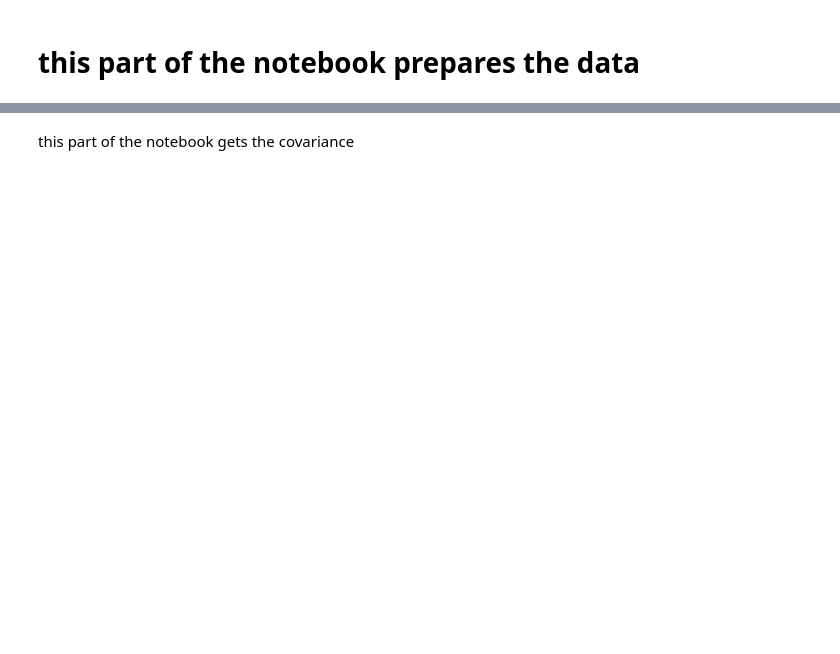
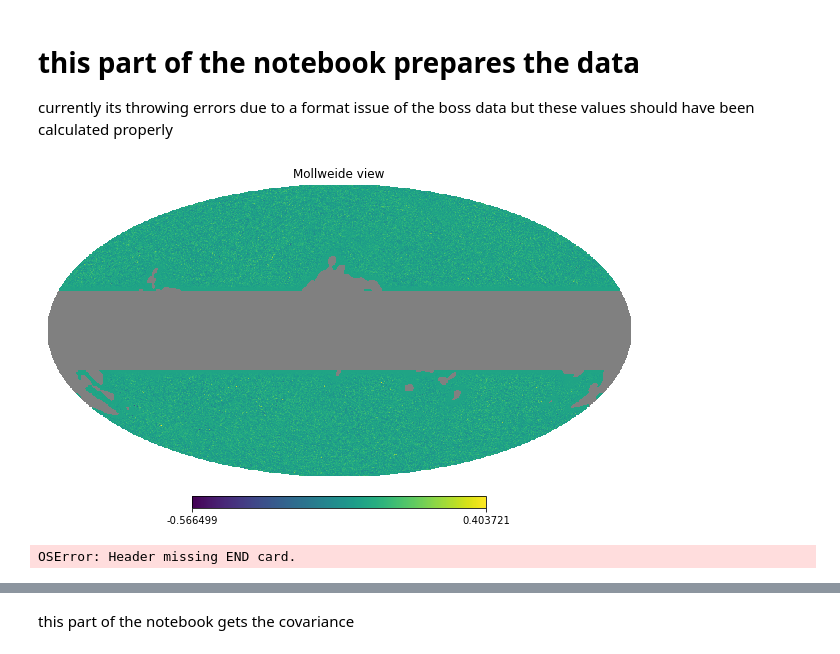
Before and after one commit to sbrriver/cibcmasscross, a Jupyter notebook: notebooks/newlyorg.ipynb, the cells around one changed output, grey strips where cells are left out. Saved outputs shown, nothing was run; the diff lists cells and outputs as text; code cells hidden in the pictures; blank space fills up the shorter version.

```diff
--- a/notebooks/newlyorg.ipynb
+++ b/notebooks/newlyorg.ipynb
@@ -33,13 +33,16 @@ sys.path.insert(0, pkdir)
 from hmvec import hmvec as hm
 # %% [markdown]
 # this part of the notebook prepares the data
+currently its throwing errors due to a format issue of the boss data but these values should have been calculated properly
 # %%
-CIB_map = hp.read_map('/Users/sophiarisin/Dropbox/Mac (2)/Desktop/research/cmb/catelogues/COM_CompMap_CIB-GNILC-F545_2048_R2.00.fits')        # read CIB map
-CIB_mask = hp.read_map('/Users/sophiarisin/Dropbox/Mac (2)/Downloads/cib_mask.fits')                                    # read CIB mask
+CIB_map = hp.read_map('/pscratch/sd/s/sbrisin/boss_cib_cmass/cibcmass/catalogues/COM_CompMap_CIB-GNILC-F545_2048_R2.00(2).fits')        # read CIB map
+CIB_mask = hp.read_map('/pscratch/sd/s/sbrisin/boss_cib_cmass/cibcmass/catalogues/cib_mask.fits')                                    # read CIB mask
 
 CIB_masked = hp.ma(CIB_map)
 CIB_masked.mask = np.logical_not(CIB_mask)
 hp.mollview(CIB_masked)
+# %% [output]
+[figure, added]
 # %%
 
 from astropy.io import fits
@@ -72,8 +75,8 @@ def get_BOSS_data(gal):
 
 
 
-boss_catalog_path_s = '/Users/sophiarisin/Dropbox/Mac (2)/Desktop/research/cmb/catelogues/galaxy_DR12v5_CMASS_South.fits'
-boss_catalog_path_n = '/Users/sophiarisin/Dropbox/Mac (2)/Desktop/research/cmb/catelogues/galaxy_DR12v5_CMASS_North.fits'
+boss_catalog_path_s = '/pscratch/sd/s/sbrisin/boss_cib_cmass/cibcmass/catalogues/galaxy_DR12v5_CMASS_South(2).fits'
+boss_catalog_path_n = '/pscratch/sd/s/sbrisin/boss_cib_cmass/cibcmass/catalogues/galaxy_DR12v5_CMASS_North.fits'
 # Load the relevant entries of the catalog (we will be mostly concerned with RA, DEC, and redshift)
 boss_catalog_s = get_BOSS_data(boss_catalog_path_s)
 boss_catalog_n = get_BOSS_data(boss_catalog_path_n)
@@ -89,6 +92,8 @@ modtot = pd.concat([datanmodd,datasmodd])
 modtot
 #datas = np.where([(datas.Z > .4) * (datas.Z < .5)])
 #datan= get_BOSS_data(boss_catalog_path_n)
+# %% [output]
+OSError: Header missing END card.
 # %%
 nside = 2048
 
```
Also changed, not shown: parts of 12 cells of this notebook.
